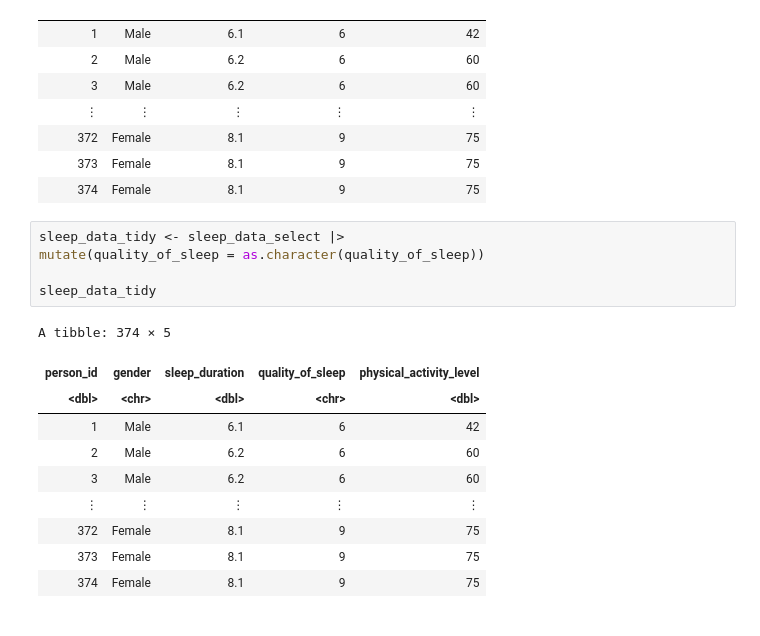
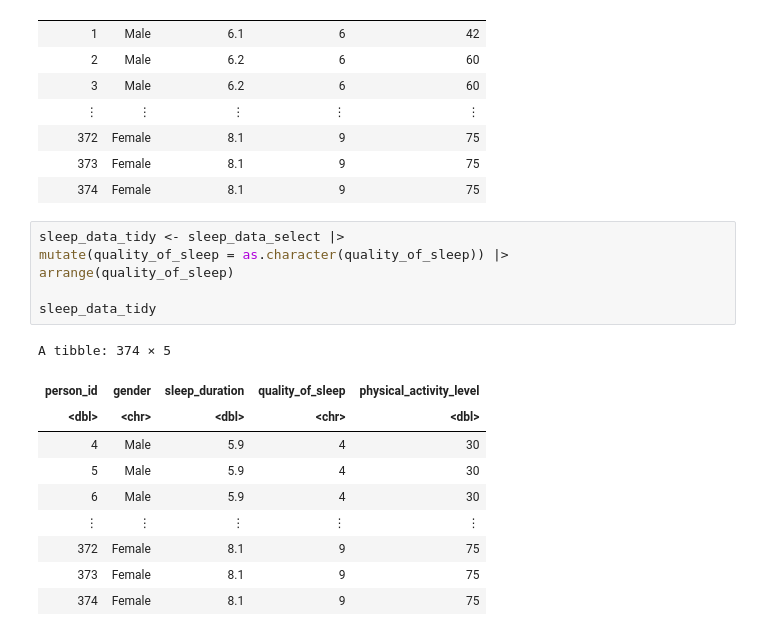
Before and after one commit to ptank1/dsci-100-2023w1-group-30, a Jupyter notebook: sleep_data_analysis.ipynb, the cells around one changed output. Saved outputs shown, nothing was run; the diff lists cells and outputs as text.

```diff
--- a/sleep_data_analysis.ipynb
+++ b/sleep_data_analysis.ipynb
@@ -82,16 +95,17 @@ A tibble: 374 × 5
 | 374 | Female | 8.1 | 9 | 75 |
 # %%
 sleep_data_tidy <- sleep_data_select |>
-mutate(quality_of_sleep = as.character(quality_of_sleep))
+mutate(quality_of_sleep = as.character(quality_of_sleep)) |>
+arrange(quality_of_sleep)
 
 sleep_data_tidy
 # %% [output]
 A tibble: 374 × 5
 | person_id | gender | sleep_duration | quality_of_sleep | physical_activity_level |
 | <dbl> | <chr> | <dbl> | <chr> | <dbl> |
-| 1 | Male | 6.1 | 6 | 42 |
-| 2 | Male | 6.2 | 6 | 60 |
-| 3 | Male | 6.2 | 6 | 60 |
+| 4 | Male | 5.9 | 4 | 30 |
+| 5 | Male | 5.9 | 4 | 30 |
+| 6 | Male | 5.9 | 4 | 30 |
 | ⋮ | ⋮ | ⋮ | ⋮ | ⋮ |
 | 372 | Female | 8.1 | 9 | 75 |
 | 373 | Female | 8.1 | 9 | 75 |
```
Also changed, not shown: parts of 9 cells of this notebook.
